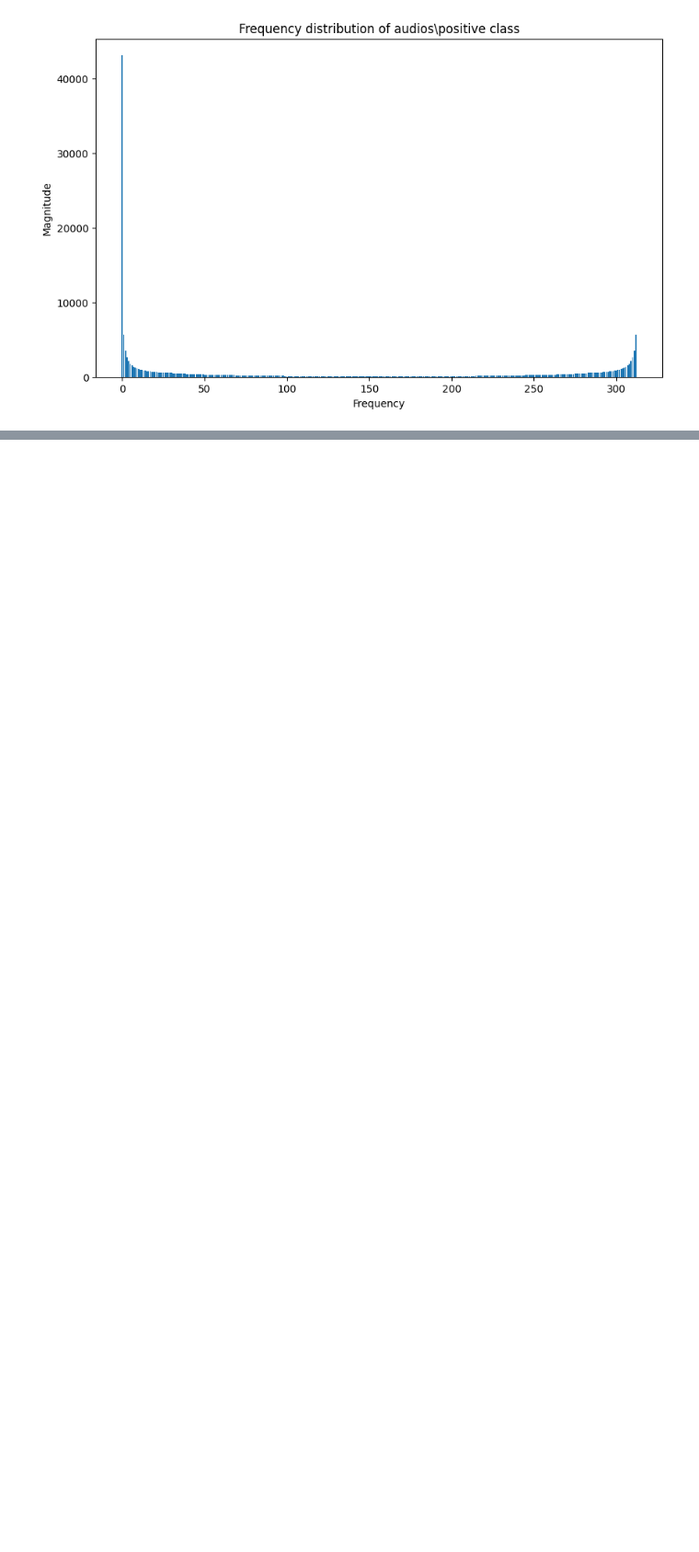
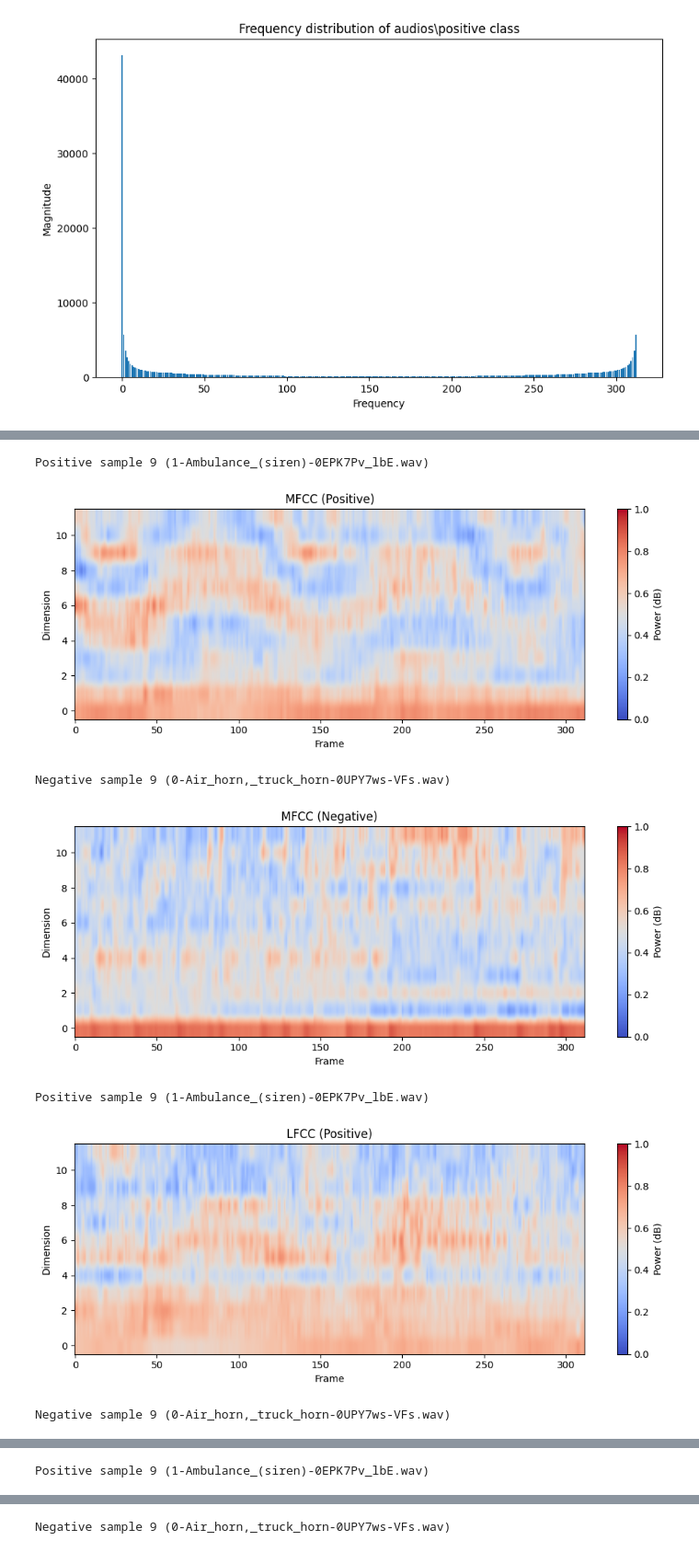
Before and after one commit to moralesangel/emergency-vehicle-detection, a Jupyter notebook: src/eda.ipynb, the cells around one changed output, grey strips where cells are left out. Shown at 92% size. Drawn from its saved outputs; the diff is of its cells as text; code cells hidden in the pictures; blank space fills up the shorter version.

```diff
--- a/src/eda.ipynb
+++ b/src/eda.ipynb
@@ -152,14 +147,9 @@ plot_class_frequencies()
 [figure]
 [figure]
 # %%
-from sklearn.pipeline import Pipeline
-from sklearn.preprocessing import FunctionTransformer, MinMaxScaler
-
 # load_model
-
-
-def plot_mfccs(color_map="viridis", index=1):
-    with open("../data/mfcc.pkl", "rb") as f:
+def plot_feature(color_map="viridis", index=1, feature="chroma"):
+    with open(f"../data/{feature}.pkl", "rb") as f:
         data = pickle.load(f)
 
     positive_data = np.array(data["positive"])
@@ -167,8 +157,6 @@ def plot_mfccs(color_map="viridis", index=1):
 
     negative_data = np.array(data["negative"])
     nnames = data["nnames"]
-
-    num_to_plot = 3
 
     # Obtener índices aleatorios para datos positivos
     positive_indices = [
@@ -218,6 +206,7 @@ def plot_mfccs(color_map="viridis", index=1):
         X = preprocessing_pipeline.named_steps["sub_column"].transform(X)
         X = preprocessing_pipeline.named_steps["transpose"].transform(X)
 
+        # Predicción con el encoder
         return X
 
     positive_data = process_and_encode(positive_data)
@@ -226,15 +215,15 @@ def plot_mfccs(color_map="viridis", index=1):
     # Graficar datos positivos aleatorios
     for i in positive_indices:
         mfccs = positive_data[i]
-        print(f"Positive sample {i + 1} ({pnames[i]})")
+        print(f"Positive sample {i} ({pnames[i]})")
         if isinstance(mfccs, np.ndarray):
             plt.figure(figsize=(10, 4))
             plt.imshow(
                 mfccs.T, cmap=color_map, origin="lower", aspect="auto", vmin=0, vmax=1
             )
             plt.xlabel("Frame")
-            plt.ylabel("MFCCs")
-            plt.title("MFCCs (Positive)")
+            plt.ylabel("Dimension")
+            plt.title(f"{feature.upper()} (Positive)")
             plt.colorbar(label="Power (dB)")
             plt.tight_layout()
             plt.show()
@@ -244,20 +233,17 @@ def plot_mfccs(color_map="viridis", index=1):
     # Graficar datos negativos aleatorios
     for i in negative_indices:
         mfccs = negative_data[i]
-        print(f"Negative sample {i + 1} ({pnames[i]})")
+        print(f"Negative sample {i} ({nnames[i]})")
         if isinstance(mfccs, np.ndarray):
             plt.figure(figsize=(10, 4))
             plt.imshow(
                 mfccs.T, cmap=color_map, origin="lower", aspect="auto", vmin=0, vmax=1
             )
             plt.xlabel("Frame")
-            plt.ylabel("MFCCs")
-            plt.title("MFCCs (Negative)")
+            plt.ylabel("Dimension")
+            plt.title(f"{feature.upper()} (Negative)")
             plt.colorbar(label="Power (dB)")
             plt.tight_layout()
             plt.show()
         else:
             print(f"Negative sample {i + 1} is not a numpy array, skipping plotting")
-
-
-plot_mfccs("coolwarm", 9)
@@ -566,0 +250,12 @@ normalize_plot(9)
+# %%
+plot_feature("coolwarm", 9, "mfcc")
+plot_feature("coolwarm", 9, "lfcc")
+plot_feature("coolwarm", 9, "chroma")
+# %% [output]
+Positive sample 9 (1-Ambulance_(siren)-0EPK7Pv_lbE.wav)
+[figure, added]
+Negative sample 9 (0-Air_horn,_truck_horn-0UPY7ws-VFs.wav)
+[figure, added]
+Positive sample 9 (1-Ambulance_(siren)-0EPK7Pv_lbE.wav)
+[figure, added]
+Negative sample 9 (0-Air_horn,_truck_horn-0UPY7ws-VFs.wav)
@@ -566,0 +263 @@ normalize_plot(9)
+Positive sample 9 (1-Ambulance_(siren)-0EPK7Pv_lbE.wav)
@@ -566,0 +265 @@ normalize_plot(9)
+Negative sample 9 (0-Air_horn,_truck_horn-0UPY7ws-VFs.wav)
```
Also changed, not shown: parts of 10 cells of this notebook, 1 other file.
